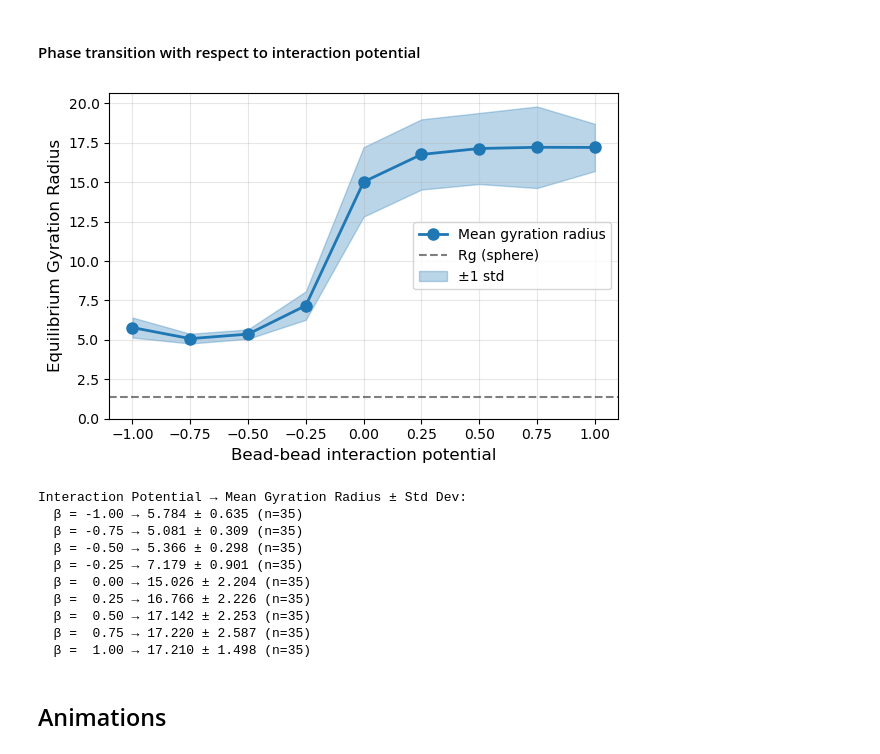
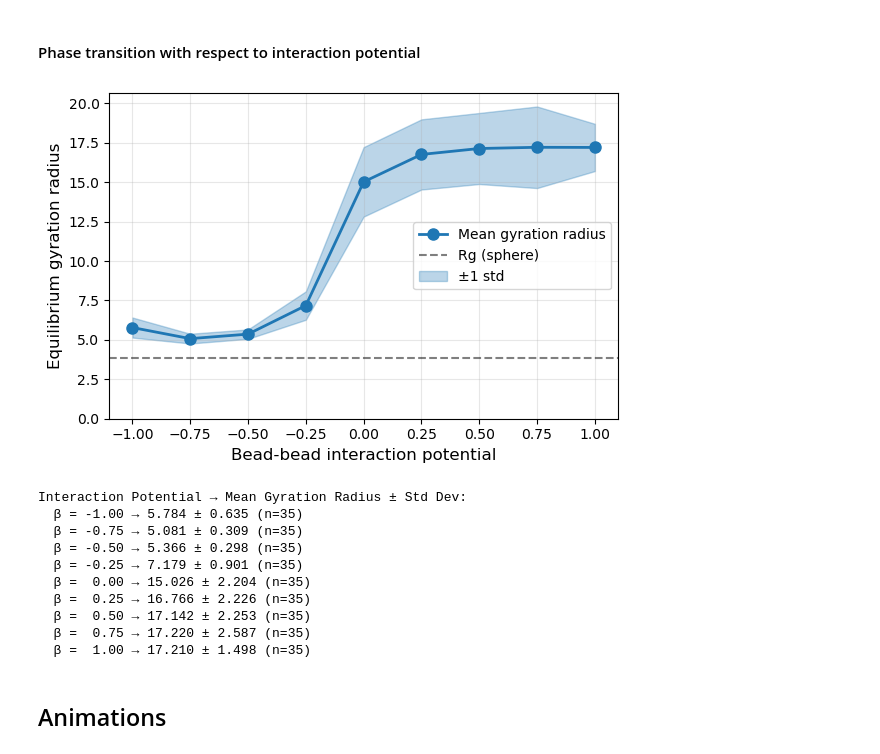
Before and after one commit to ta-rekt/Droplet, a Jupyter notebook: viz.ipynb, the cells around one changed output. Drawn from its saved outputs; the diff is of its cells as text; code cells hidden in the pictures.

```diff
--- a/viz.ipynb
+++ b/viz.ipynb
@@ -227,37 +227,36 @@ fig, ax = plt.subplots(figsize=(6, 4))
 
 # Plot mean line
 ax.plot(alphas, means, 'o-', linewidth=2, markersize=8, color='C0', label='Mean gyration radius')
 
 # Radius of compacted sphere
 maxlength = result["maxlength"]
 boxlength = result["boxlength"]
 radius = (3*maxlength/(4*np.pi))**(1/3)
-Rg = np.sqrt((radius - 1) / 2)
-Rg_line = np.sqrt((boxlength - 1) / 2)
+Rg = np.sqrt(3/5)*radius
 ax.axhline(y=Rg, linestyle="dashed", color="black", label="Rg (sphere)", alpha=0.5)
 
 # Add shaded error region (±1 std)
 ax.fill_between(alphas,
                 np.array(means) - np.array(stds),
                 np.array(means) + np.array(stds),
                 alpha=0.3, color='C0', label='±1 std')
 
 ax.set_xlabel('Bead-bead interaction potential', fontsize=12)
-ax.set_ylabel('Equilibrium Gyration Radius', fontsize=12)
+ax.set_ylabel('Equilibrium gyration radius', fontsize=12)
 # ax.set_title('Gyration Radius vs Interaction Potential', fontsize=14)
 ax.set_ylim(0, 1.2*max(means))
 ax.grid(True, alpha=0.3)
 ax.legend(loc='center right')
 
 plt.tight_layout()
 plt.show()
 
 # Print statistics
 print("Interaction Potential → Mean Gyration Radius ± Std Dev:")
 for b, m, s in zip(alphas, means, stds):
     print(f"  β = {b:5.2f} → {m:.3f} ± {s:.3f} (n={len(alpha_to_gyr[b])})")
 # %% [output]
-[figure, old version]
+[figure, new version]
 Interaction Potential → Mean Gyration Radius ± Std Dev:
   β = -1.00 → 5.784 ± 0.635 (n=35)
   β = -0.75 → 5.081 ± 0.309 (n=35)
```
Also changed, not shown: parts of 1 cell of this notebook, 7 other files.
